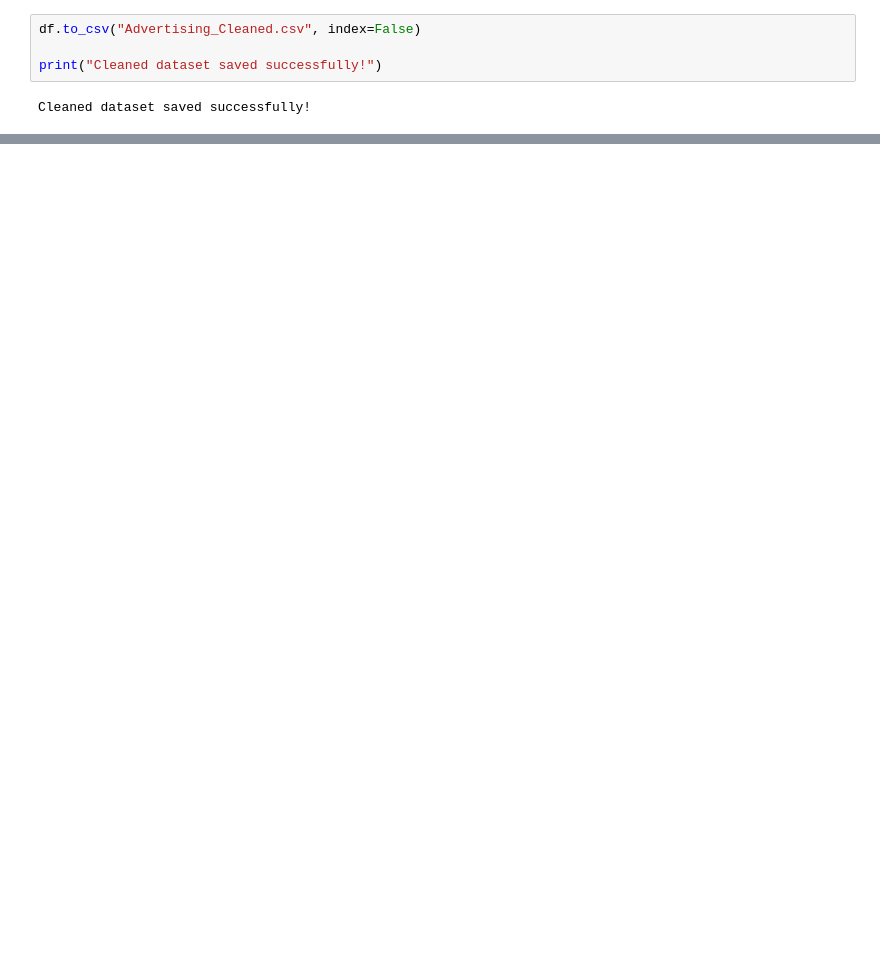
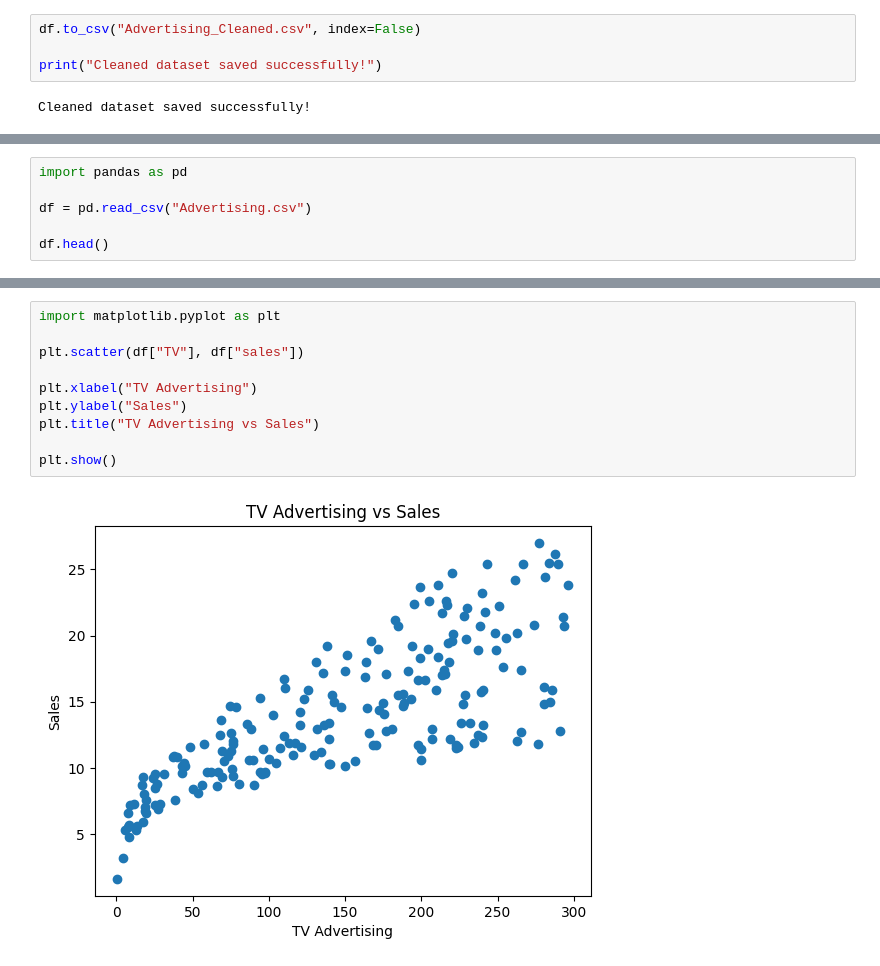
Before and after one commit to shreeshreeya69-crypto/simple-linear-regression-ybi, a Jupyter notebook: Simple_Linear_Regression_YBI.ipynb, the cells around one changed output, grey strips where cells are left out. Cells and saved outputs as stored; diff of their text form; blank space fills up the shorter version.

```diff
--- a/Simple_Linear_Regression_YBI.ipynb
+++ b/Simple_Linear_Regression_YBI.ipynb
@@ -349,0 +361,6 @@ Cleaned dataset saved successfully!
+# %%
+import pandas as pd
+
+df = pd.read_csv("Advertising.csv")
+
+df.head()
@@ -349,0 +395,12 @@ Cleaned dataset saved successfully!
+# %%
+import matplotlib.pyplot as plt
+
+plt.scatter(df["TV"], df["sales"])
+
+plt.xlabel("TV Advertising")
+plt.ylabel("Sales")
+plt.title("TV Advertising vs Sales")
+
+plt.show()
+# %% [output]
+[figure, added]
```
Also changed, not shown: parts of 14 cells of this notebook.
